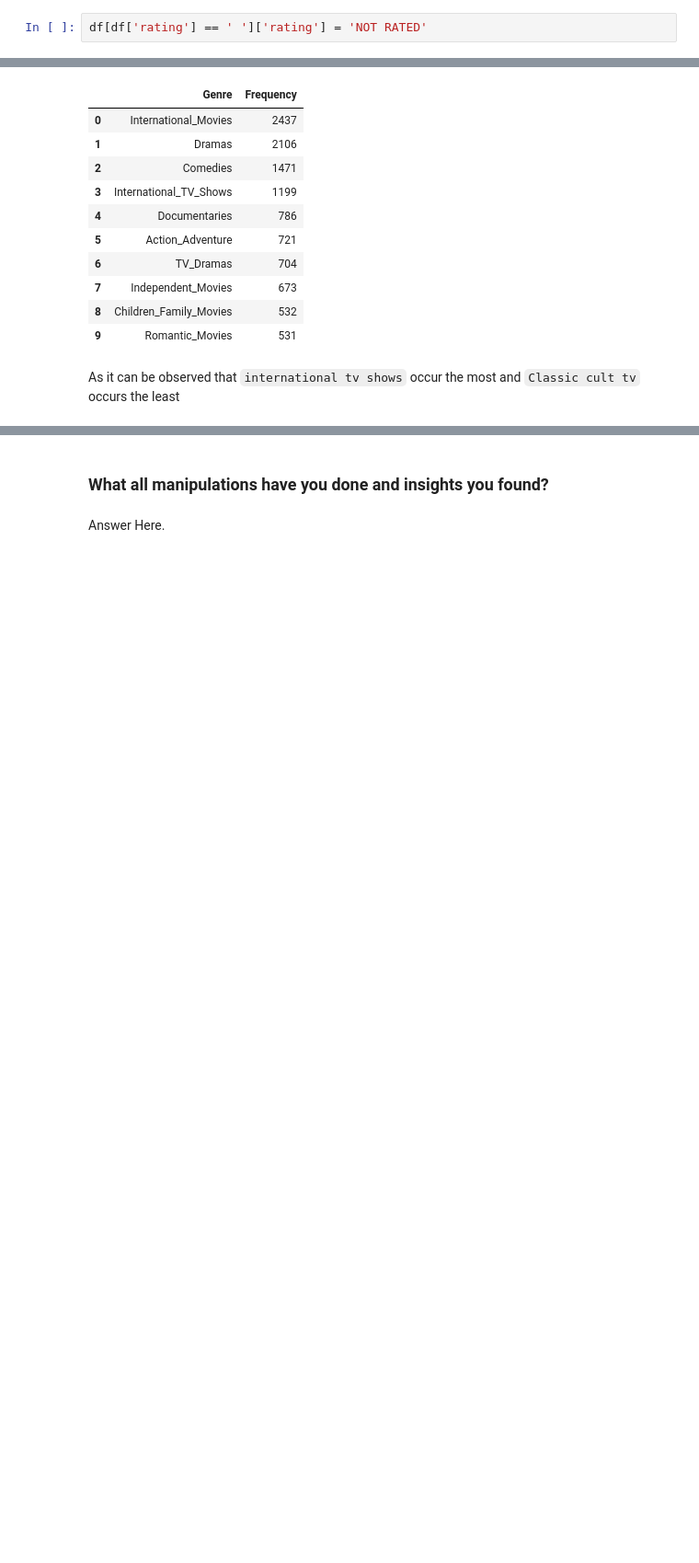
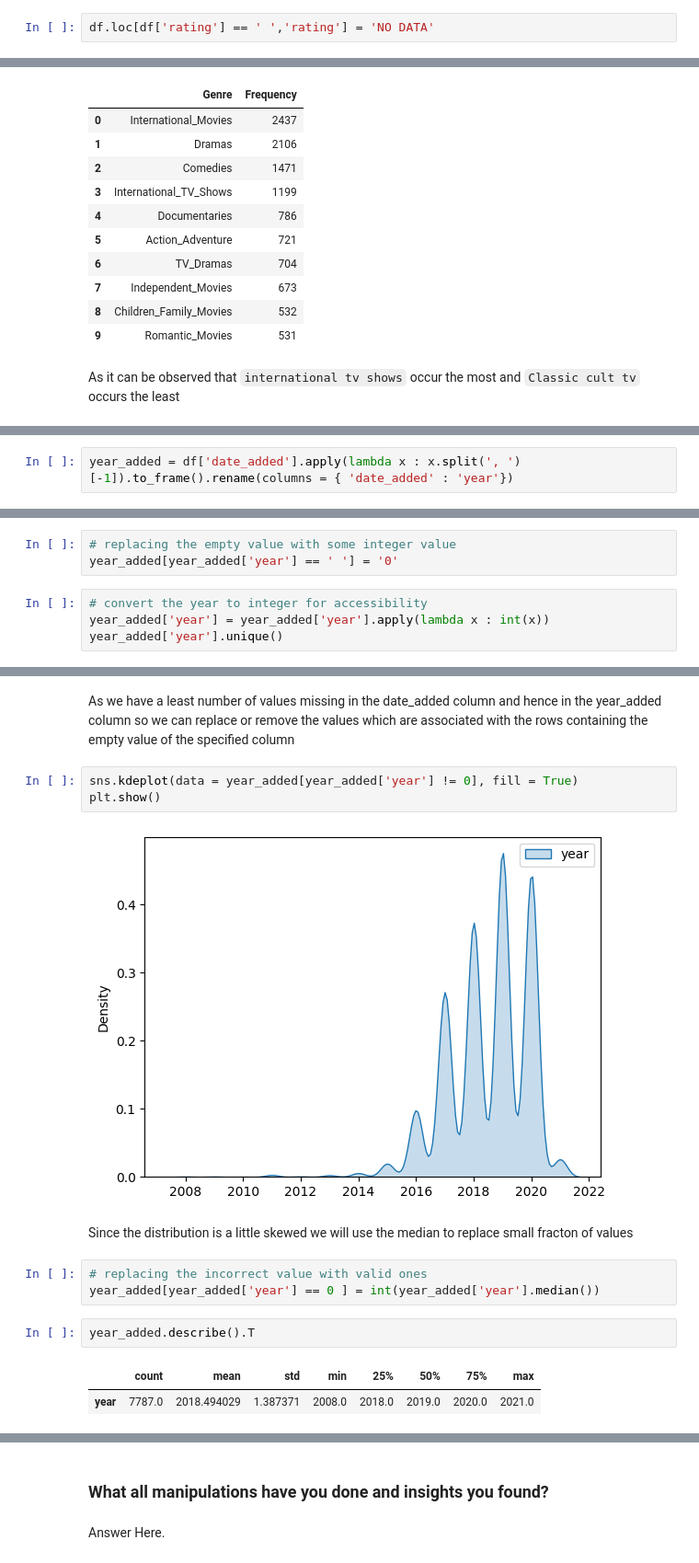
Before and after one commit to 007tickooayush/ML-Unsupervised-Netflix-Clustering-Recommendation-Project, a Jupyter notebook: Ayush_Tickoo_ML_Capstone_Unsupervised_Project.ipynb, the cells around one changed output, grey strips where cells are left out. Shown at 92% size. Cells and saved outputs as stored; diff of their text form; blank space fills up the shorter version.

```diff
--- a/Ayush_Tickoo_ML_Capstone_Unsupervised_Project.ipynb
+++ b/Ayush_Tickoo_ML_Capstone_Unsupervised_Project.ipynb
@@ -388,4 +378,4 @@ dtype: int64
 # %% [markdown]
 ### ***Handling the empty ratings***
 # %%
-df[df['rating'] == ' ']['rating'] = 'NOT RATED'
+df.loc[df['rating'] == ' ','rating'] = 'NO DATA'
@@ -452,0 +440,2 @@ As it can be observed that `international tv shows` occur the most and `Classic
+# %%
+year_added = df['date_added'].apply(lambda x : x.split(', ')[-1]).to_frame().rename(columns = { 'date_added' : 'year'})
@@ -452,0 +447,7 @@ As it can be observed that `international tv shows` occur the most and `Classic
+# %%
+# replacing the empty value with some integer value
+year_added[year_added['year'] == ' '] = '0'
+# %%
+# convert the year to integer for accessibility
+year_added['year'] = year_added['year'].apply(lambda x : int(x))
+year_added['year'].unique()
@@ -453 +463,18 @@ As it can be observed that `international tv shows` occur the most and `Classic
+# %% [markdown]
+As we have a least number of values missing in the date_added column and hence in the year_added column so we can replace or remove the values which are associated with the rows containing the empty value of the specified column
+# %%
+sns.kdeplot(data = year_added[year_added['year'] != 0], fill = True)
+plt.show()
+# %% [output]
+[figure, added]
+# %% [markdown]
+Since the distribution is a little skewed we will use the median to replace small fracton of values
+# %%
+# replacing the incorrect value with valid ones
+year_added[year_added['year'] == 0 ] = int(year_added['year'].median())
+# %%
+year_added.describe().T
+# %% [output]
+|  | count | mean | std | min | 25% | 50% | 75% | max |
+| year | 7787.0 | 2018.494029 | 1.387371 | 2008.0 | 2018.0 | 2019.0 | 2020.0 | 2021.0 |
 # %% [markdown]
```
Also changed, not shown: parts of 27 cells of this notebook.
